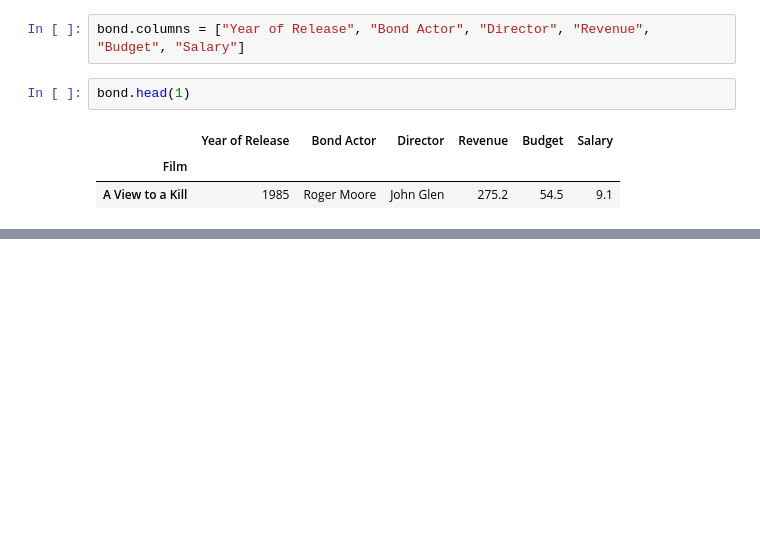
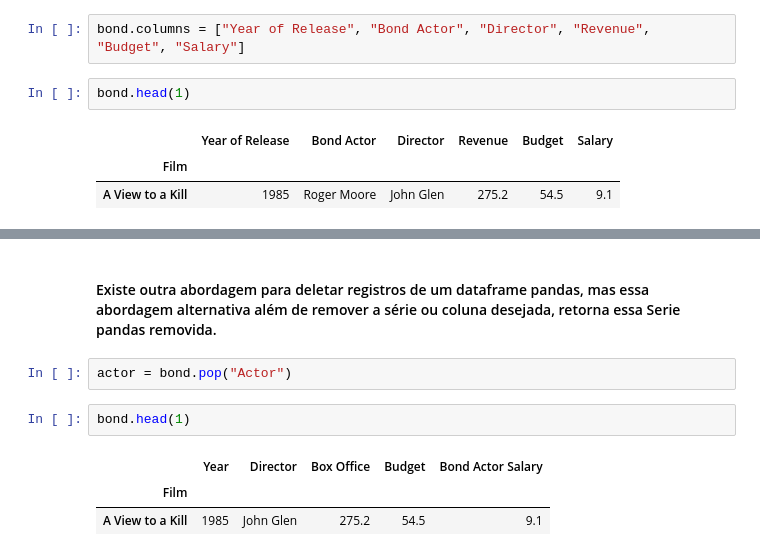
Before and after one commit to lukemariano/-I-love-pandas, a Jupyter notebook: pandas/Dataframe3_data_extraction.ipynb, the cells around one changed output, grey strips where cells are left out. Drawn from its saved outputs; the diff is of its cells as text; blank space fills up the shorter version.

```diff
--- a/pandas/Dataframe3_data_extraction.ipynb
+++ b/pandas/Dataframe3_data_extraction.ipynb
@@ -448,0 +483,10 @@ bond.head(1)
+# %% [markdown]
+#### Existe outra abordagem para deletar registros de um dataframe pandas, mas essa abordagem alternativa além de remover a série ou coluna desejada, retorna essa Serie pandas removida.
+# %%
+actor = bond.pop("Actor")
+# %%
+bond.head(1)
+# %% [output]
+|  | Year | Director | Box Office | Budget | Bond Actor Salary |
+| Film |  |  |  |  |  |
+| A View to a Kill | 1985 | John Glen | 275.2 | 54.5 | 9.1 |
```
Also changed, not shown: parts of 8 cells of this notebook.
